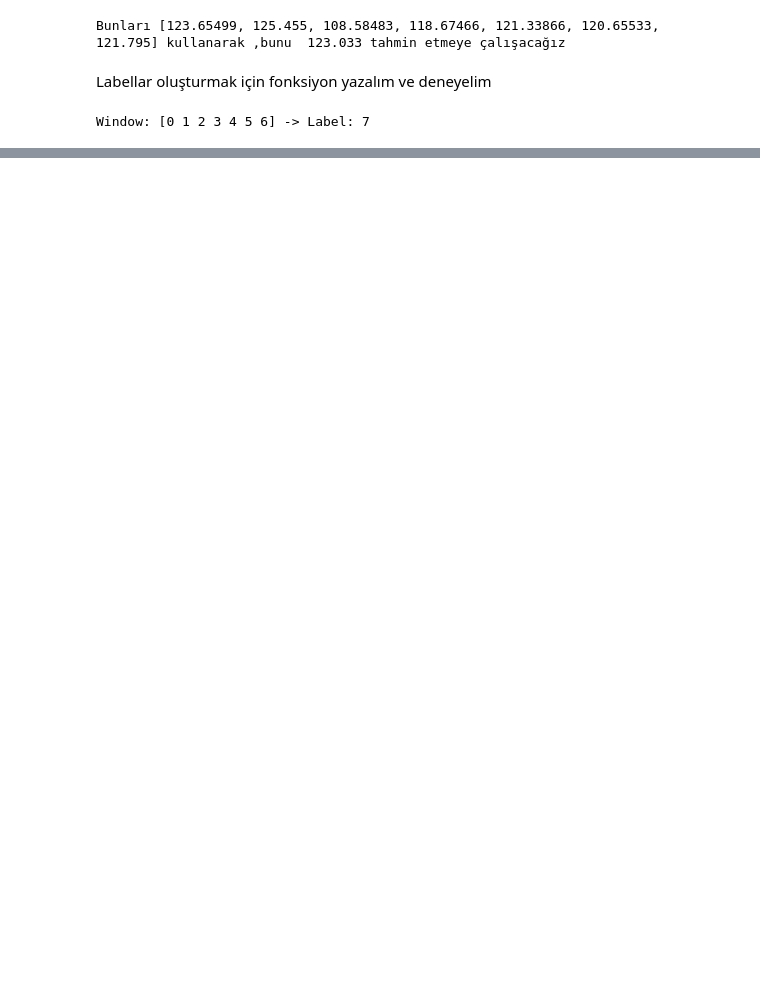
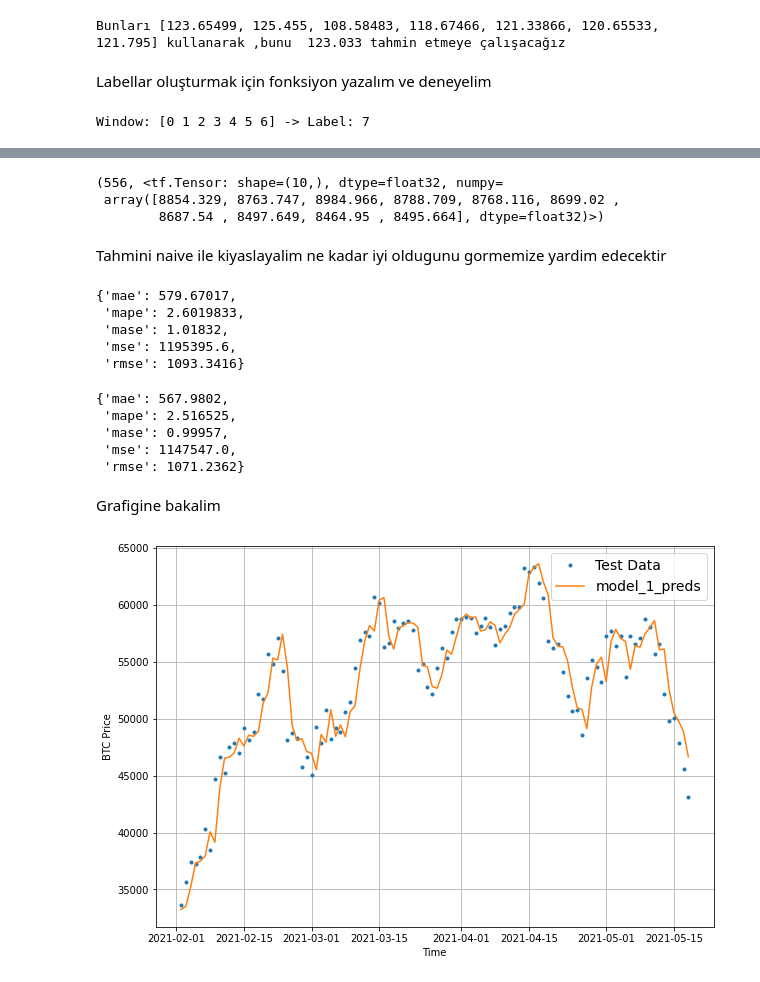
Before and after one commit to mertorelio/deeplearning-notes, a Jupyter notebook: time_series_forecasting_tensorflow.ipynb, the cells around one changed output, grey strips where cells are left out. Drawn from its saved outputs; the diff is of its cells as text; code cells hidden in the pictures; blank space fills up the shorter version.

```diff
--- a/time_series_forecasting_tensorflow.ipynb
+++ b/time_series_forecasting_tensorflow.ipynb
@@ -365,0 +408,4 @@ Window: [0 1 2 3 4 5 6] -> Label: 7
+# %%
+# ne kadar varmis
+train_windows, test_windows, train_labels, test_labels = make_train_test_splits(full_windows, full_labels)
+len(train_windows), len(test_windows), len(train_labels), len(test_labels)
@@ -365,0 +478,4 @@ Window: [0 1 2 3 4 5 6] -> Label: 7
+# %%
+#checkpoint ile kaydedilen en iyi halini load edelim
+model_1 = tf.keras.models.load_model("model_experiments/model_1_dense/")
+model_1.evaluate(test_windows, test_labels)
@@ -365,0 +491,50 @@ Window: [0 1 2 3 4 5 6] -> Label: 7
+# %%
+def make_preds(model, input_data):
+
+  forecast = model.predict(input_data)
+  return tf.squeeze(forecast) # 1D array lazim o yuzden
+# %%
+model_1_preds = make_preds(model_1, test_windows)
+len(model_1_preds), model_1_preds[:10]
+# %% [output]
+(556, <tf.Tensor: shape=(10,), dtype=float32, numpy=
+ array([8854.329, 8763.747, 8984.966, 8788.709, 8768.116, 8699.02 ,
+        8687.54 , 8497.649, 8464.95 , 8495.664], dtype=float32)>)
+# %% [markdown]
+Tahmini naive ile kiyaslayalim ne kadar iyi oldugunu gormemize yardim edecektir
+# %%
+model_1_results = evaluate_preds(y_true=tf.squeeze(test_labels),
+                                 y_pred=model_1_preds)
+model_1_results
+# %% [output]
+{'mae': 579.67017,
+ 'mape': 2.6019833,
+ 'mase': 1.01832,
+ 'mse': 1195395.6,
+ 'rmse': 1093.3416}
+# %%
+naive_results
+# %% [output]
+{'mae': 567.9802,
+ 'mape': 2.516525,
+ 'mase': 0.99957,
+ 'mse': 1147547.0,
+ 'rmse': 1071.2362}
+# %% [markdown]
+Grafigine bakalim
+# %%
+offset = 450
+plt.figure(figsize=(10, 7))
+
+plot_time_series(timesteps=X_test[-len(test_windows):],
+                 values=test_labels[:, 0],
+                 start=offset,
+                 label="Test Data")
+
+plot_time_series(timesteps=X_test[-len(test_windows):],
+                 values=model_1_preds,
+                 start=offset,
+                 format="-",
+                 label="model_1_preds")
+# %% [output]
+[figure, added]
```
Also changed, not shown: parts of 26 cells of this notebook.
